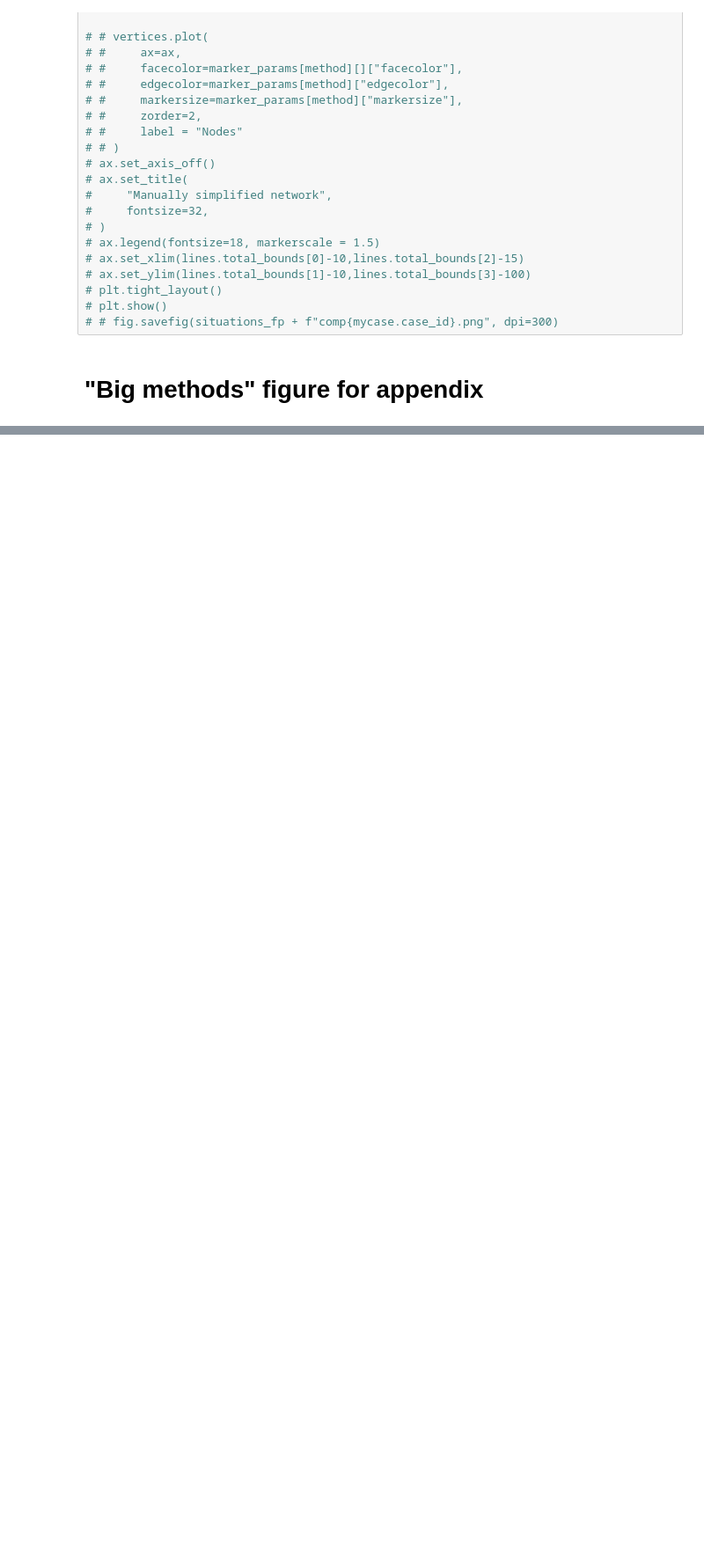
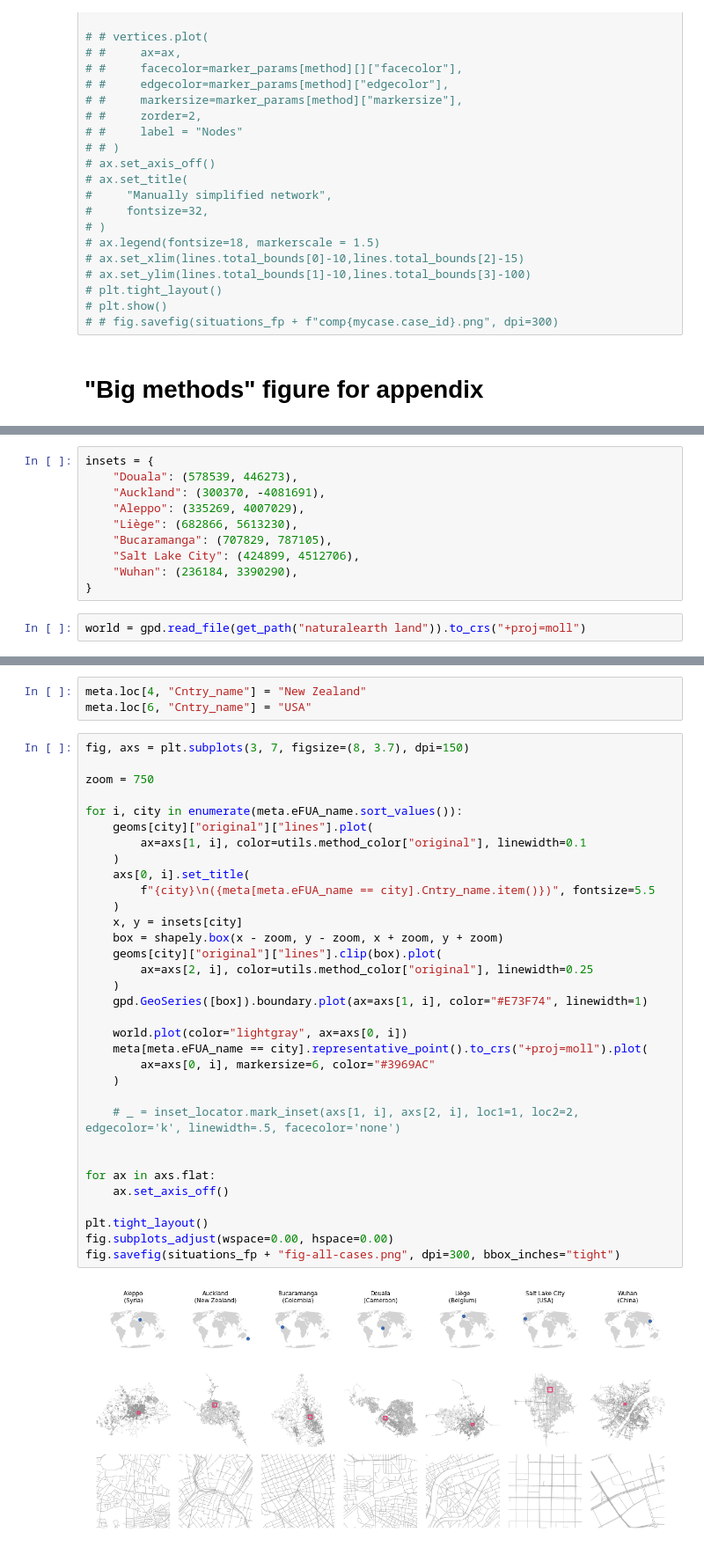
Before and after one commit to uscuni/simplification, a Jupyter notebook: notebooks/figures/usecases_paper.ipynb, the cells around one changed output, grey strips where cells are left out. Shown at 88% size. Saved outputs shown, nothing was run; the diff lists cells and outputs as text; blank space fills up the shorter version.

```diff
--- a/notebooks/figures/usecases_paper.ipynb
+++ b/notebooks/figures/usecases_paper.ipynb
@@ -795,0 +823,12 @@ fig.savefig(situations_fp + "fig_allmethods.png", dpi=300, bbox_inches="tight")
+# %%
+insets = {
+    "Douala": (578539, 446273),
+    "Auckland": (300370, -4081691),
+    "Aleppo": (335269, 4007029),
+    "Liège": (682866, 5613230),
+    "Bucaramanga": (707829, 787105),
+    "Salt Lake City": (424899, 4512706),
+    "Wuhan": (236184, 3390290),
+}
+# %%
+world = gpd.read_file(get_path("naturalearth land")).to_crs("+proj=moll")
@@ -795,0 +837,38 @@ fig.savefig(situations_fp + "fig_allmethods.png", dpi=300, bbox_inches="tight")
+# %%
+meta.loc[4, "Cntry_name"] = "New Zealand"
+meta.loc[6, "Cntry_name"] = "USA"
+# %%
+fig, axs = plt.subplots(3, 7, figsize=(8, 3.7), dpi=150)
+
+zoom = 750
+
+for i, city in enumerate(meta.eFUA_name.sort_values()):
+    geoms[city]["original"]["lines"].plot(
+        ax=axs[1, i], color=utils.method_color["original"], linewidth=0.1
+    )
+    axs[0, i].set_title(
+        f"{city}\n({meta[meta.eFUA_name == city].Cntry_name.item()})", fontsize=5.5
+    )
+    x, y = insets[city]
+    box = shapely.box(x - zoom, y - zoom, x + zoom, y + zoom)
+    geoms[city]["original"]["lines"].clip(box).plot(
+        ax=axs[2, i], color=utils.method_color["original"], linewidth=0.25
+    )
+    gpd.GeoSeries([box]).boundary.plot(ax=axs[1, i], color="#E73F74", linewidth=1)
+
+    world.plot(color="lightgray", ax=axs[0, i])
+    meta[meta.eFUA_name == city].representative_point().to_crs("+proj=moll").plot(
+        ax=axs[0, i], markersize=6, color="#3969AC"
+    )
+
+    # _ = inset_locator.mark_inset(axs[1, i], axs[2, i], loc1=1, loc2=2, edgecolor='k', linewidth=.5, facecolor='none')
+
+
+for ax in axs.flat:
+    ax.set_axis_off()
+
+plt.tight_layout()
+fig.subplots_adjust(wspace=0.00, hspace=0.00)
+fig.savefig(situations_fp + "fig-all-cases.png", dpi=300, bbox_inches="tight")
+# %% [output]
+[figure, added]
```
Also changed, not shown: parts of 14 cells of this notebook, 23 other files.
